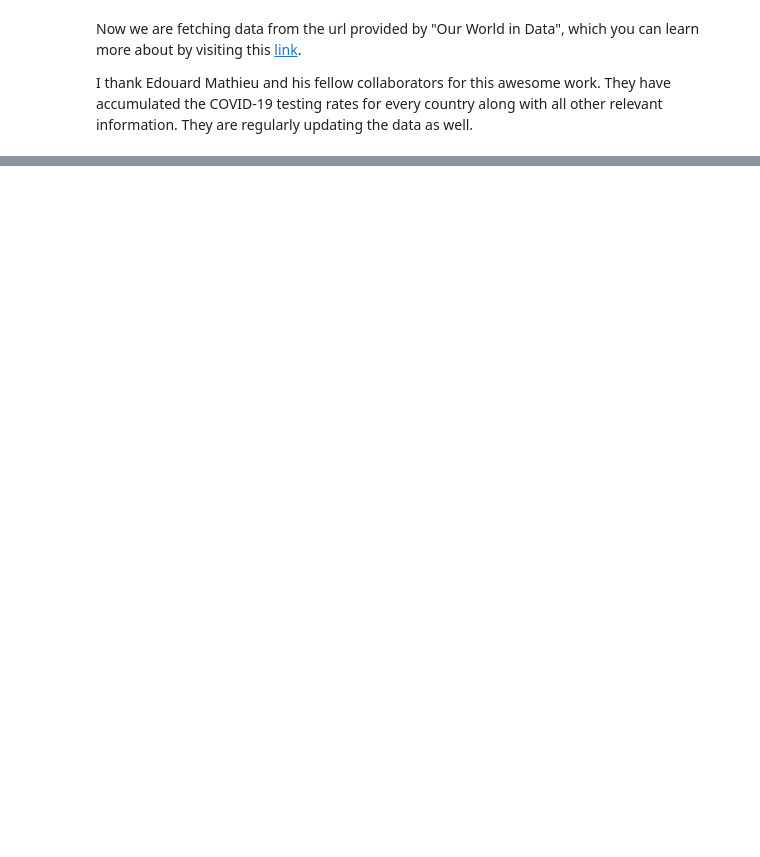
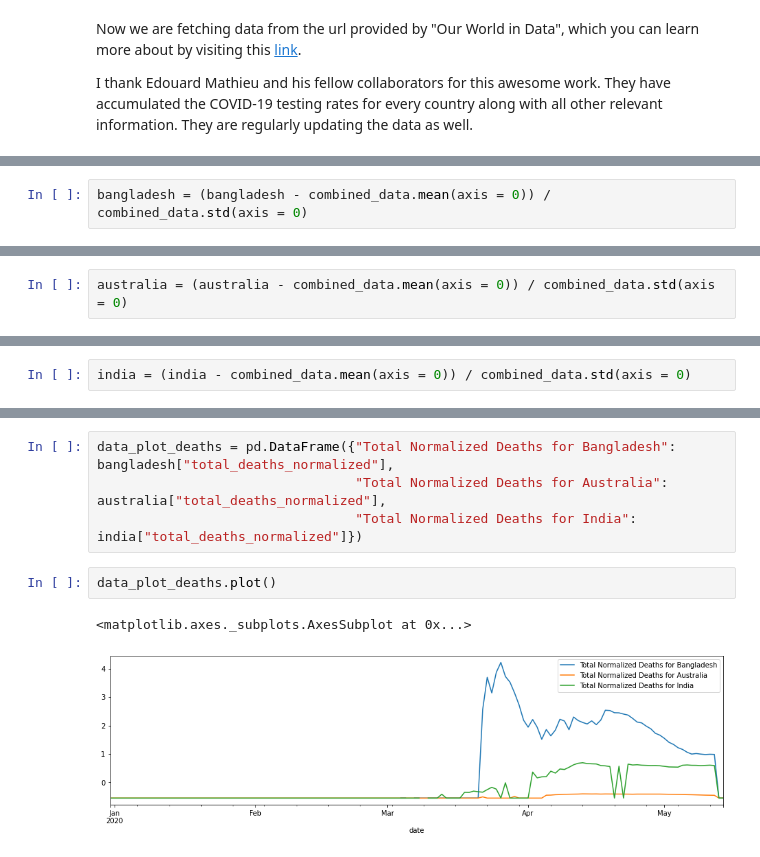
Before and after one commit to mashnoon1234/analyzing-covid19-data, a Jupyter notebook: covid19-data-analysis.ipynb, the cells around one changed output, grey strips where cells are left out. Drawn from its saved outputs; the diff is of its cells as text; blank space fills up the shorter version.

```diff
--- a/covid19-data-analysis.ipynb
+++ b/covid19-data-analysis.ipynb
@@ -132,0 +179,2 @@ australia["total_cases_normalized"].plot(xlim = (0, 140), ylim = (-9, 5))
+# %%
+bangladesh = (bangladesh - combined_data.mean(axis = 0)) / combined_data.std(axis = 0)
@@ -132,0 +198,2 @@ australia["total_cases_normalized"].plot(xlim = (0, 140), ylim = (-9, 5))
+# %%
+australia = (australia - combined_data.mean(axis = 0)) / combined_data.std(axis = 0)
@@ -132,0 +217,2 @@ australia["total_cases_normalized"].plot(xlim = (0, 140), ylim = (-9, 5))
+# %%
+india = (india - combined_data.mean(axis = 0)) / combined_data.std(axis = 0)
@@ -132,0 +236,9 @@ australia["total_cases_normalized"].plot(xlim = (0, 140), ylim = (-9, 5))
+# %%
+data_plot_deaths = pd.DataFrame({"Total Normalized Deaths for Bangladesh": bangladesh["total_deaths_normalized"],
+                                 "Total Normalized Deaths for Australia": australia["total_deaths_normalized"],
+                                 "Total Normalized Deaths for India": india["total_deaths_normalized"]})
+# %%
+data_plot_deaths.plot()
+# %% [output]
+<matplotlib.axes._subplots.AxesSubplot at 0x...>
+[figure, added]
```
Also changed, not shown: parts of 28 cells of this notebook.
